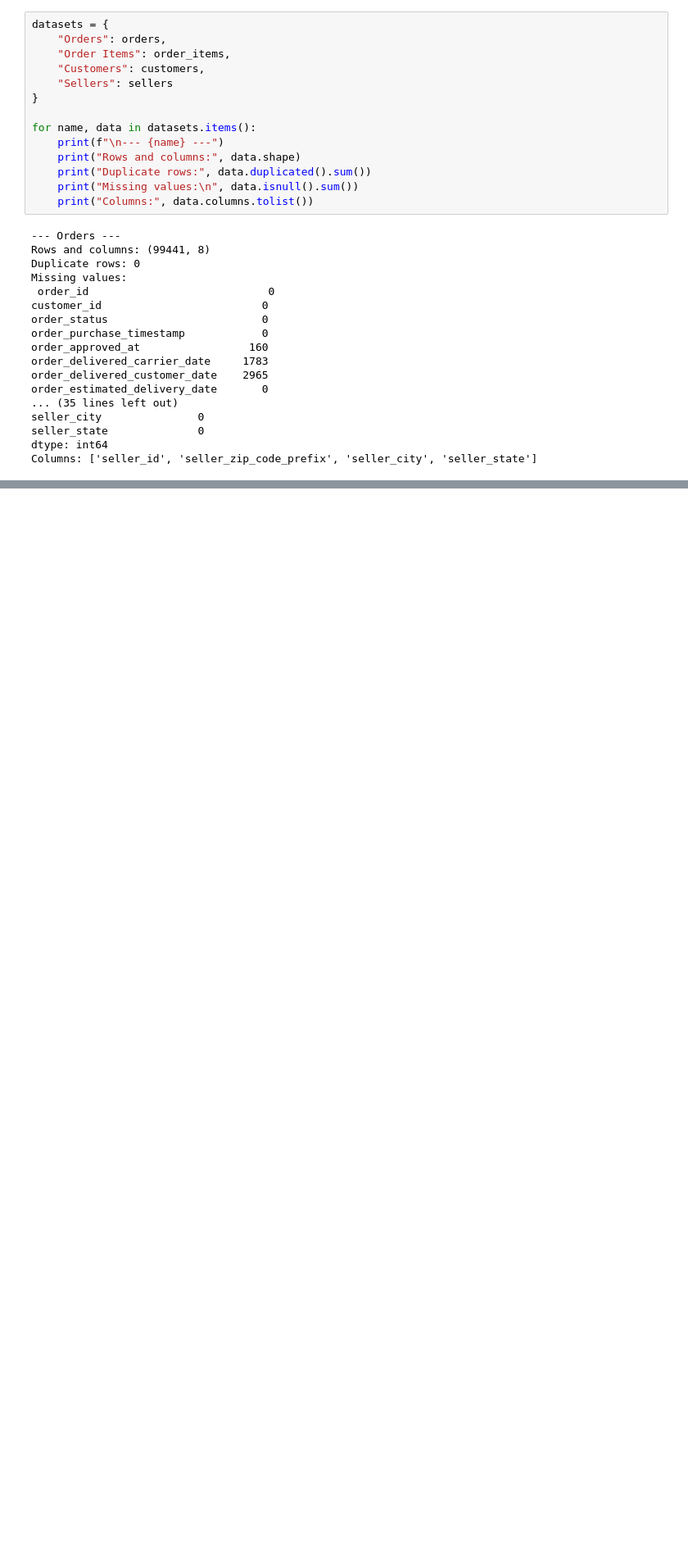
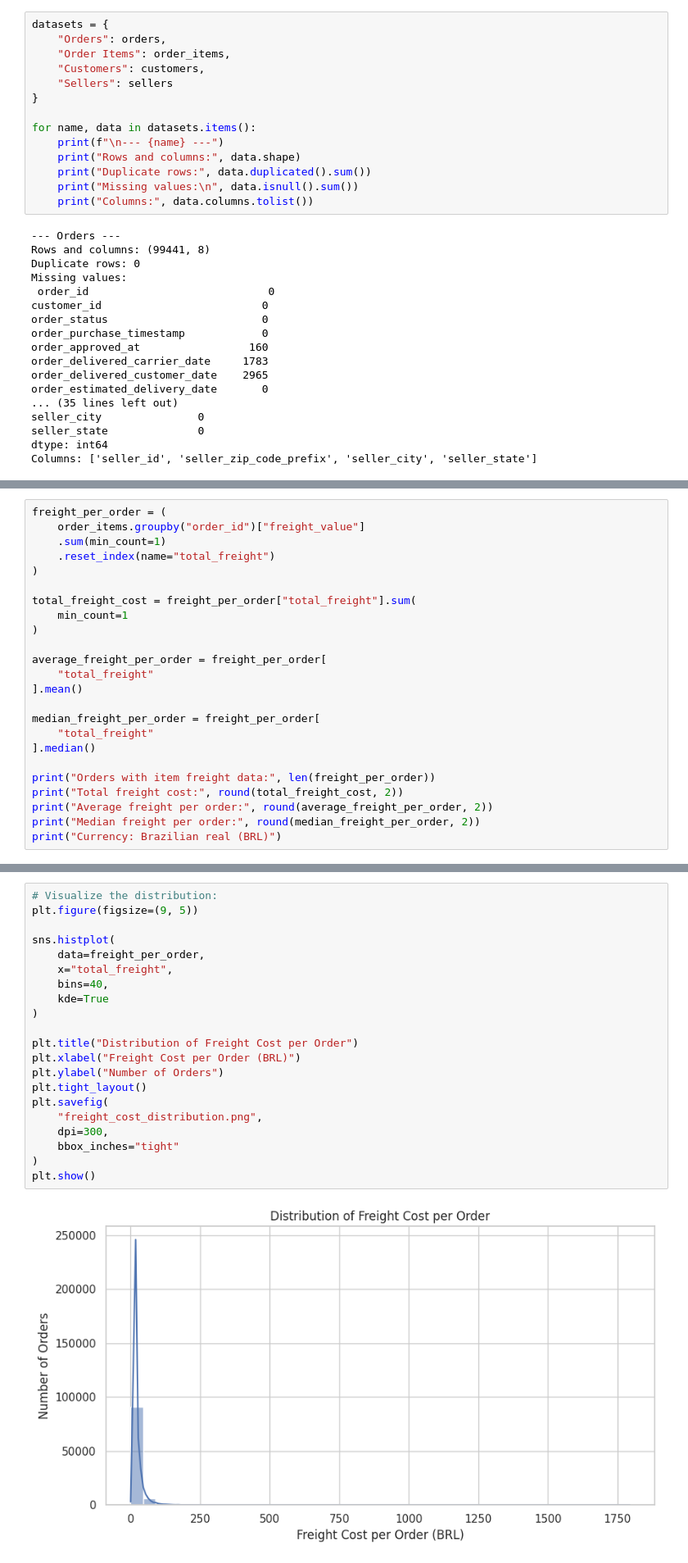
Before and after one commit to Jyotisrj/sql-sales-data-analysis-, a Jupyter notebook: 01_python_analysis.ipynb, the cells around one changed output, grey strips where cells are left out. Shown at 82% size. Saved outputs shown, nothing was run; the diff lists cells and outputs as text; blank space fills up the shorter version.

```diff
--- a/01_python_analysis.ipynb
+++ b/01_python_analysis.ipynb
@@ -168,0 +532,24 @@ Average delivery time: 12.56 days
+# %%
+freight_per_order = (
+    order_items.groupby("order_id")["freight_value"]
+    .sum(min_count=1)
+    .reset_index(name="total_freight")
+)
+
+total_freight_cost = freight_per_order["total_freight"].sum(
+    min_count=1
+)
+
+average_freight_per_order = freight_per_order[
+    "total_freight"
+].mean()
+
+median_freight_per_order = freight_per_order[
+    "total_freight"
+].median()
+
+print("Orders with item freight data:", len(freight_per_order))
+print("Total freight cost:", round(total_freight_cost, 2))
+print("Average freight per order:", round(average_freight_per_order, 2))
+print("Median freight per order:", round(median_freight_per_order, 2))
+print("Currency: Brazilian real (BRL)")
@@ -168,0 +562,23 @@ Average delivery time: 12.56 days
+# %%
+# Visualize the distribution:
+plt.figure(figsize=(9, 5))
+
+sns.histplot(
+    data=freight_per_order,
+    x="total_freight",
+    bins=40,
+    kde=True
+)
+
+plt.title("Distribution of Freight Cost per Order")
+plt.xlabel("Freight Cost per Order (BRL)")
+plt.ylabel("Number of Orders")
+plt.tight_layout()
+plt.savefig(
+    "freight_cost_distribution.png",
+    dpi=300,
+    bbox_inches="tight"
+)
+plt.show()
+# %% [output]
+[figure, added]
```
Also changed, not shown: parts of 38 cells of this notebook.
